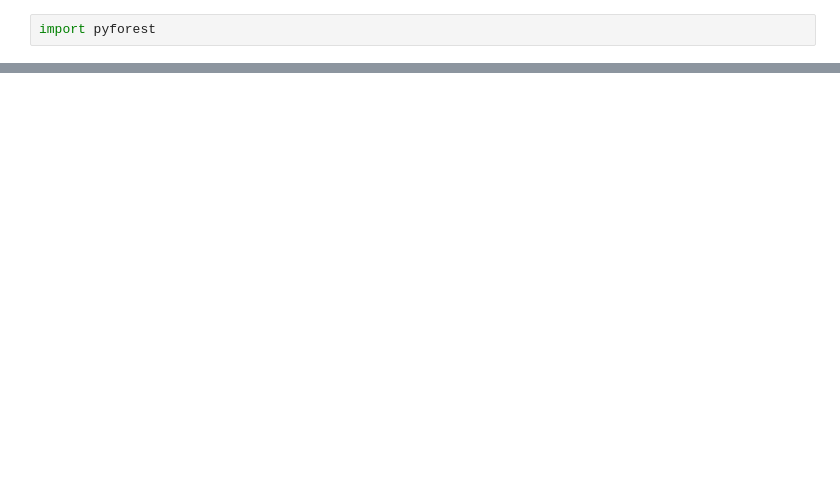
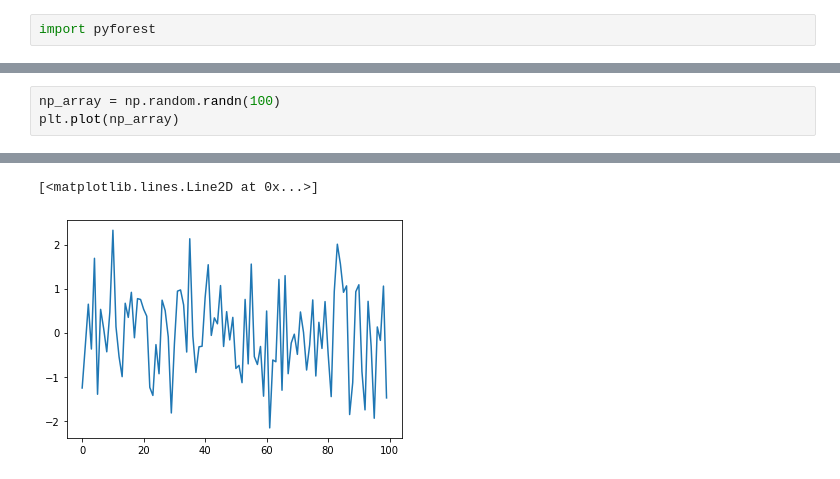
Before and after one commit to hyeonchan523/hyeonchan523.github.io, a Jupyter notebook: assets/examples/pyforest_example.ipynb, the cells around one changed output, grey strips where cells are left out. Drawn from its saved outputs; the diff is of its cells as text; blank space fills up the shorter version.

```diff
--- a/assets/examples/pyforest_example.ipynb
+++ b/assets/examples/pyforest_example.ipynb
@@ -51,0 +3,4 @@ dfs[0]
+# %%
+np_array = np.random.randn(100)
+plt.plot(np_array)
+# %% [output]
@@ -51,0 +9,2 @@ dfs[0]
+[<matplotlib.lines.Line2D at 0x...>]
+[figure, added]
```
Also changed, not shown: parts of 6 cells of this notebook.
